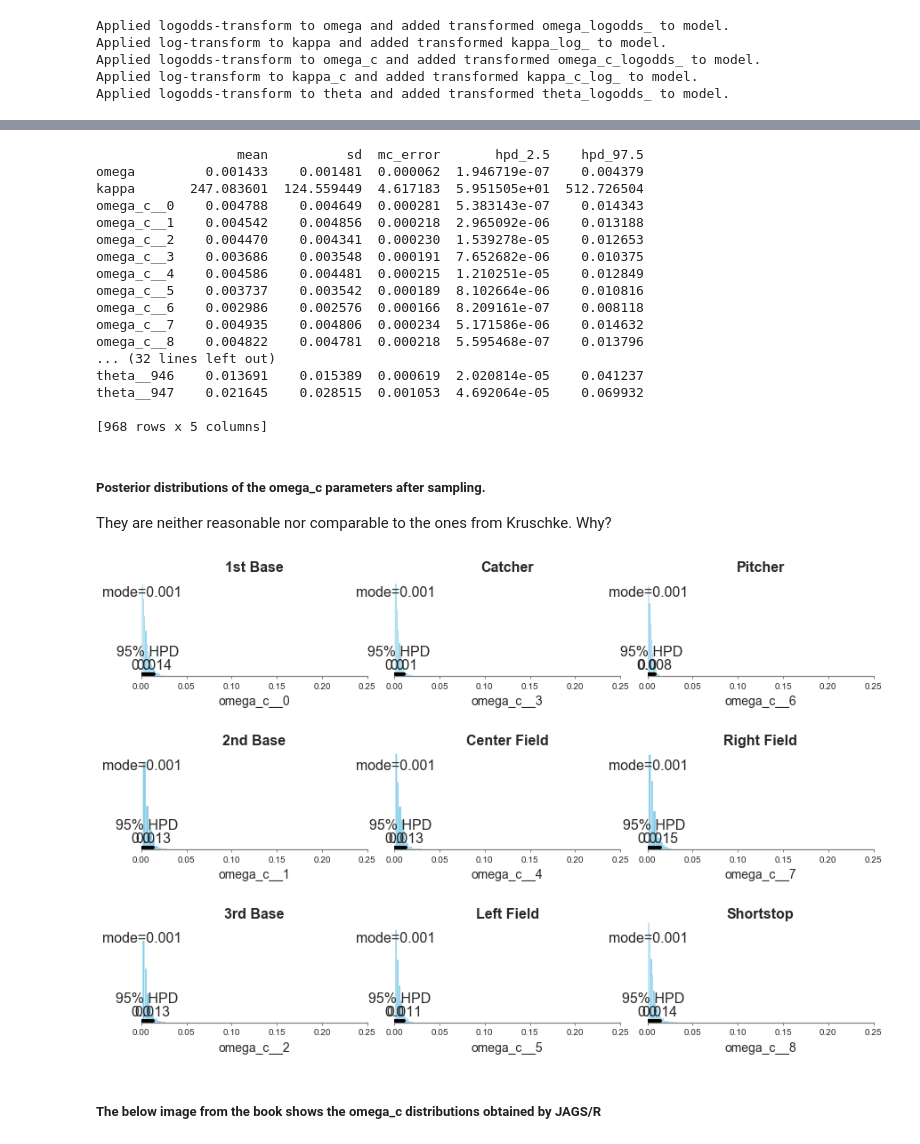
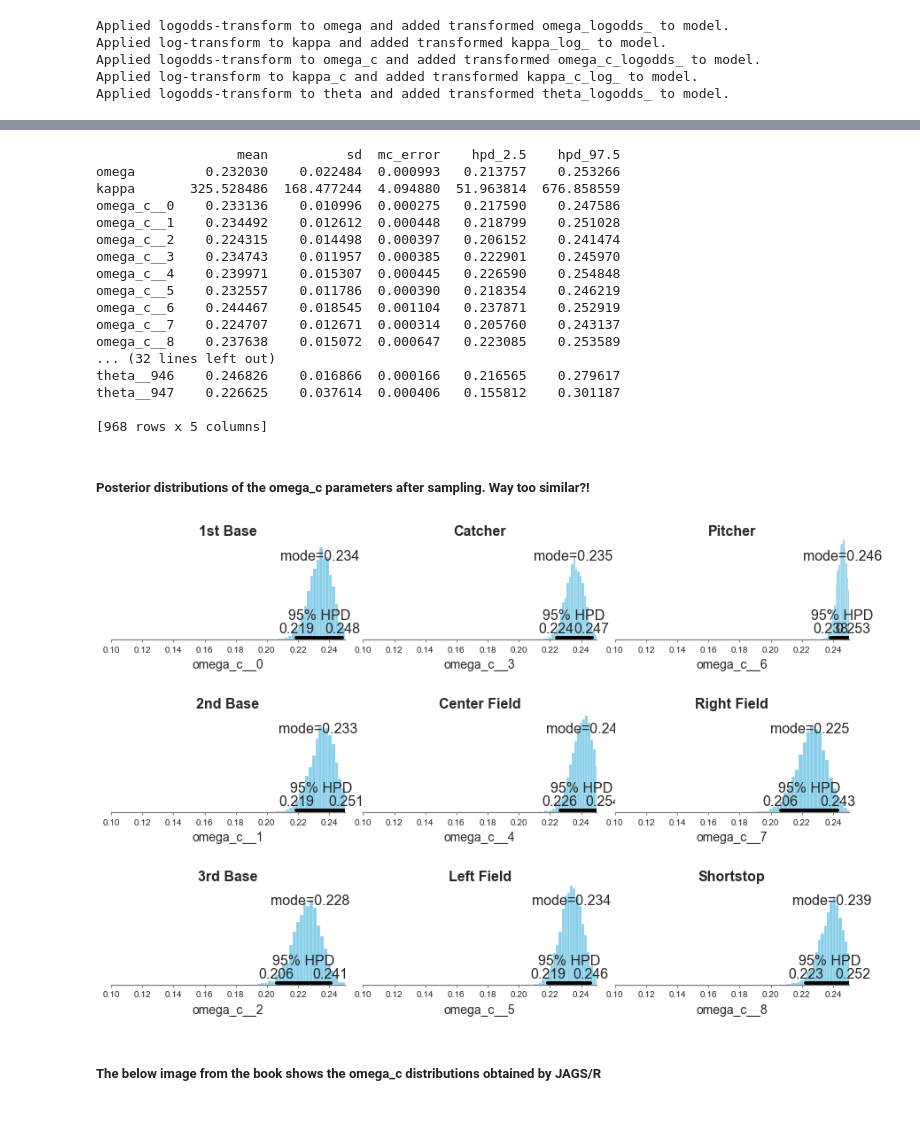
Before and after one commit to JWarmenhoven/DBDA-python, a Jupyter notebook: Notebooks/Chapter 9.ipynb, the cells around one changed output, grey strips where cells are left out. Cells and saved outputs as stored; diff of their text form; code cells hidden in the pictures; blank space fills up the shorter version.

```diff
--- a/Notebooks/Chapter 9.ipynb
+++ b/Notebooks/Chapter 9.ipynb
@@ -241,7 +241,7 @@ with pmc.Model() as hierarchical_model2:
                      omega_c[pripos_idx]*(kappa_c[pripos_idx]-2)+1, (1-omega_c[pripos_idx])*(kappa_c[pripos_idx]-2)+1,
                      shape = n_players)
 
-    y = pmc.Bernoulli('y', theta[players_idx], observed=df2.BatAv)
+    y = pmc.Binomial('y', n=df2.AtBats.as_matrix(), p=theta[players_idx], observed=df2.Hits)
 # %% [output]
 Applied logodds-transform to omega and added transformed omega_logodds_ to model.
 Applied log-transform to kappa and added transformed kappa_log_ to model.
@@ -261,38 +261,35 @@ pmc.traceplot(trace, varnames=['omega', 'kappa', 'omega_c', 'kappa_c']);
 # %%
 pmc.df_summary(trace)
 # %% [output]
-                  mean          sd  mc_error       hpd_2.5    hpd_97.5
-omega         0.001433    0.001481  0.000062  1.946719e-07    0.004379
-kappa       247.083601  124.559449  4.617183  5.951505e+01  512.726504
-omega_c__0    0.004788    0.004649  0.000281  5.383143e-07    0.014343
-omega_c__1    0.004542    0.004856  0.000218  2.965092e-06    0.013188
-omega_c__2    0.004470    0.004341  0.000230  1.539278e-05    0.012653
-omega_c__3    0.003686    0.003548  0.000191  7.652682e-06    0.010375
-omega_c__4    0.004586    0.004481  0.000215  1.210251e-05    0.012849
-omega_c__5    0.003737    0.003542  0.000189  8.102664e-06    0.010816
-omega_c__6    0.002986    0.002576  0.000166  8.209161e-07    0.008118
-omega_c__7    0.004935    0.004806  0.000234  5.171586e-06    0.014632
-omega_c__8    0.004822    0.004781  0.000218  5.595468e-07    0.013796
+                  mean          sd  mc_error    hpd_2.5    hpd_97.5
+omega         0.232030    0.022484  0.000993   0.213757    0.253266
+kappa       325.528486  168.477244  4.094880  51.963814  676.858559
+omega_c__0    0.233136    0.010996  0.000275   0.217590    0.247586
+omega_c__1    0.234492    0.012612  0.000448   0.218799    0.251028
+omega_c__2    0.224315    0.014498  0.000397   0.206152    0.241474
+omega_c__3    0.234743    0.011957  0.000385   0.222901    0.245970
+omega_c__4    0.239971    0.015307  0.000445   0.226590    0.254848
+omega_c__5    0.232557    0.011786  0.000390   0.218354    0.246219
+omega_c__6    0.244467    0.018545  0.001104   0.237871    0.252919
+omega_c__7    0.224707    0.012671  0.000314   0.205760    0.243137
+omega_c__8    0.237638    0.015072  0.000647   0.223085    0.253589
 ... (32 lines left out)
-theta__946    0.013691    0.015389  0.000619  2.020814e-05    0.041237
-theta__947    0.021645    0.028515  0.001053  4.692064e-05    0.069932
+theta__946    0.246826    0.016866  0.000166   0.216565    0.279617
+theta__947    0.226625    0.037614  0.000406   0.155812    0.301187
 
 [968 rows x 5 columns]
 # %% [markdown]
-##### Posterior distributions of the omega_c parameters after sampling.
-They are neither reasonable nor comparable to the ones from Kruschke. Why?
+##### Posterior distributions of the omega_c parameters after sampling. Way too similar?!
 # %%
-step_limit = 5000
-
 fig, axes = plt.subplots(3,3, figsize=(12,8))
 for i, ax in enumerate(axes.T.flatten()):
-    pmc.plot_posterior(trace['omega_c'][:step_limit,i], ax=ax, point_estimate='mode', color='#87ceeb')
+    pmc.plot_posterior(trace['omega_c'][100:,i], ax=ax, point_estimate='mode', color='#87ceeb')
     ax.set_title(pripos_codes[i], fontdict={'fontsize':16, 'fontweight':'bold'})
     ax.set_xlabel('omega_c__{}'.format(i), fontdict={'fontsize':14})
-    ax.set_xlim(0,0.25)
+    ax.set_xlim(0.1,0.25)
 plt.tight_layout(h_pad=3)
 # %% [output]
-[figure, old version]
+[figure, new version]
 # %% [markdown]
 ##### The below image from the book shows the __omega_c__ distributions obtained by JAGS/R
 # %%
```
Also changed, not shown: parts of 2 cells of this notebook.
